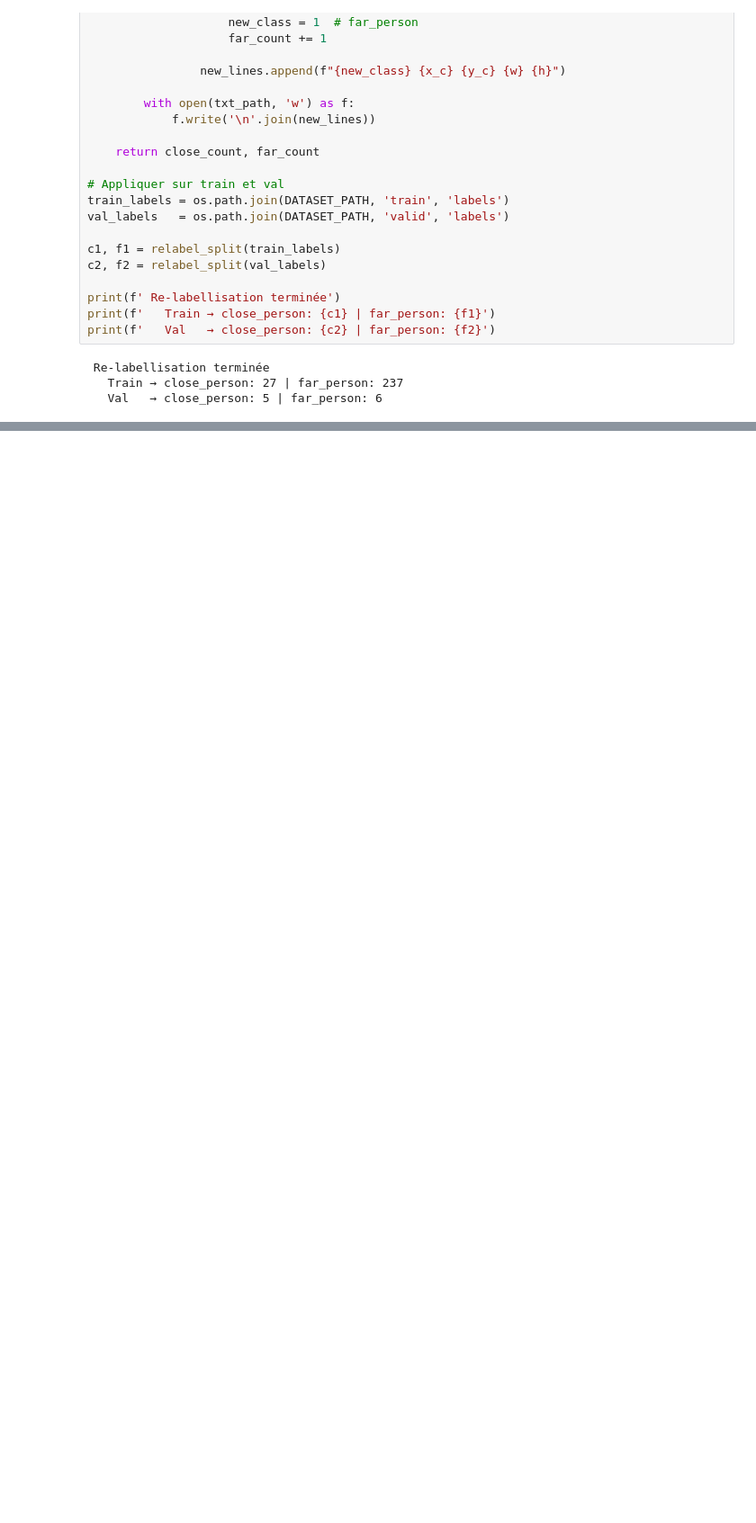
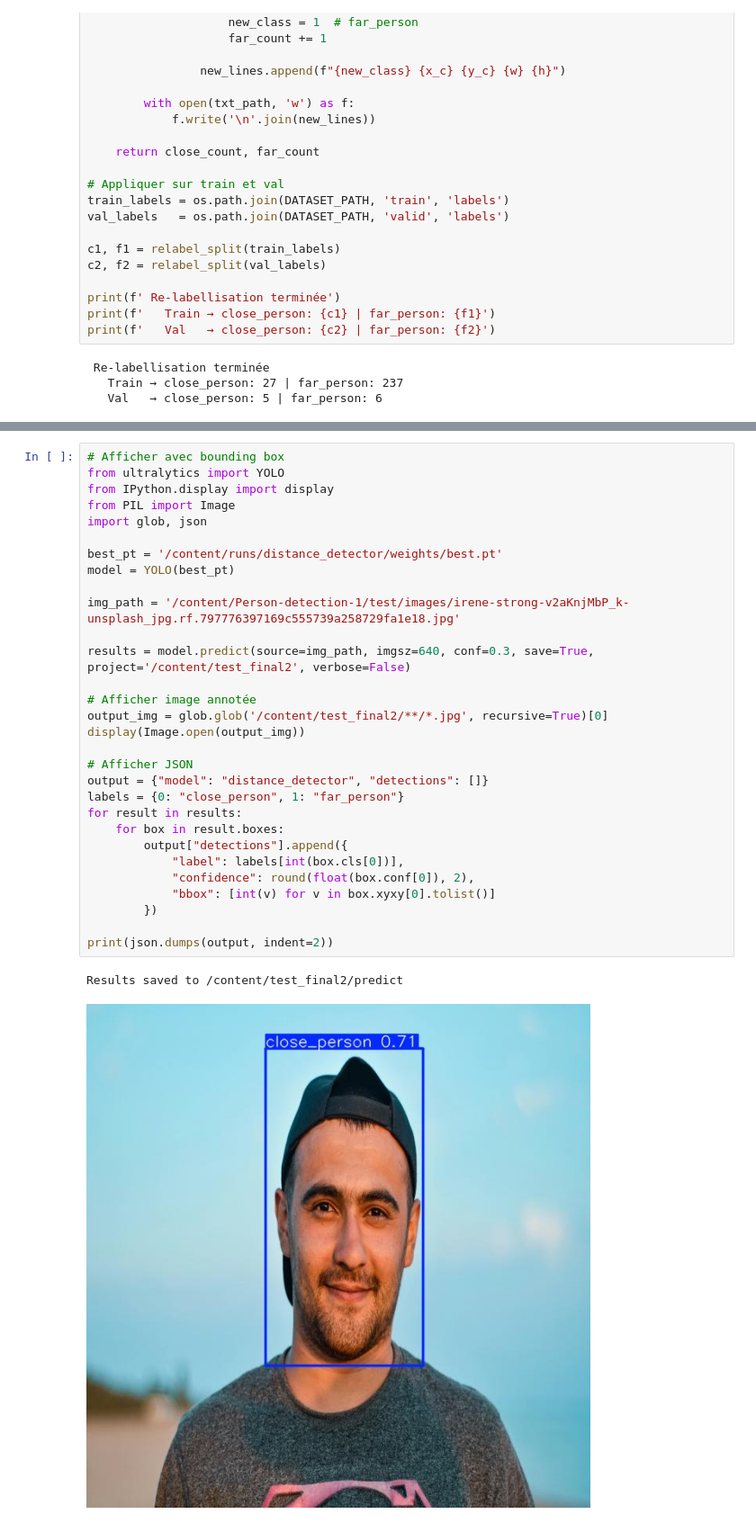
Before and after one commit to DOFRADJO/vision_assistant, a Jupyter notebook: training/distance_detector/distance_detector_colab.ipynb, the cells around one changed output, grey strips where cells are left out. Shown at 90% size. Saved outputs shown, nothing was run; the diff lists cells and outputs as text; blank space fills up the shorter version.

```diff
--- a/training/distance_detector/distance_detector_colab.ipynb
+++ b/training/distance_detector/distance_detector_colab.ipynb
@@ -191,0 +325,33 @@ else:
+# %%
+# Afficher avec bounding box
+from ultralytics import YOLO
+from IPython.display import display
+from PIL import Image
+import glob, json
+
+best_pt = '/content/runs/distance_detector/weights/best.pt'
+model = YOLO(best_pt)
+
+img_path = '/content/Person-detection-1/test/images/irene-strong-v2aKnjMbP_k-unsplash_jpg.rf.797776397169c555739a258729fa1e18.jpg'
+
+results = model.predict(source=img_path, imgsz=640, conf=0.3, save=True, project='/content/test_final2', verbose=False)
+
+# Afficher image annotée
+output_img = glob.glob('/content/test_final2/**/*.jpg', recursive=True)[0]
+display(Image.open(output_img))
+
+# Afficher JSON
+output = {"model": "distance_detector", "detections": []}
+labels = {0: "close_person", 1: "far_person"}
+for result in results:
+    for box in result.boxes:
+        output["detections"].append({
+            "label": labels[int(box.cls[0])],
+            "confidence": round(float(box.conf[0]), 2),
+            "bbox": [int(v) for v in box.xyxy[0].tolist()]
+        })
+
+print(json.dumps(output, indent=2))
+# %% [output]
+Results saved to /content/test_final2/predict
+[figure, added]
```
Also changed, not shown: parts of 13 cells of this notebook, 3 other files.
